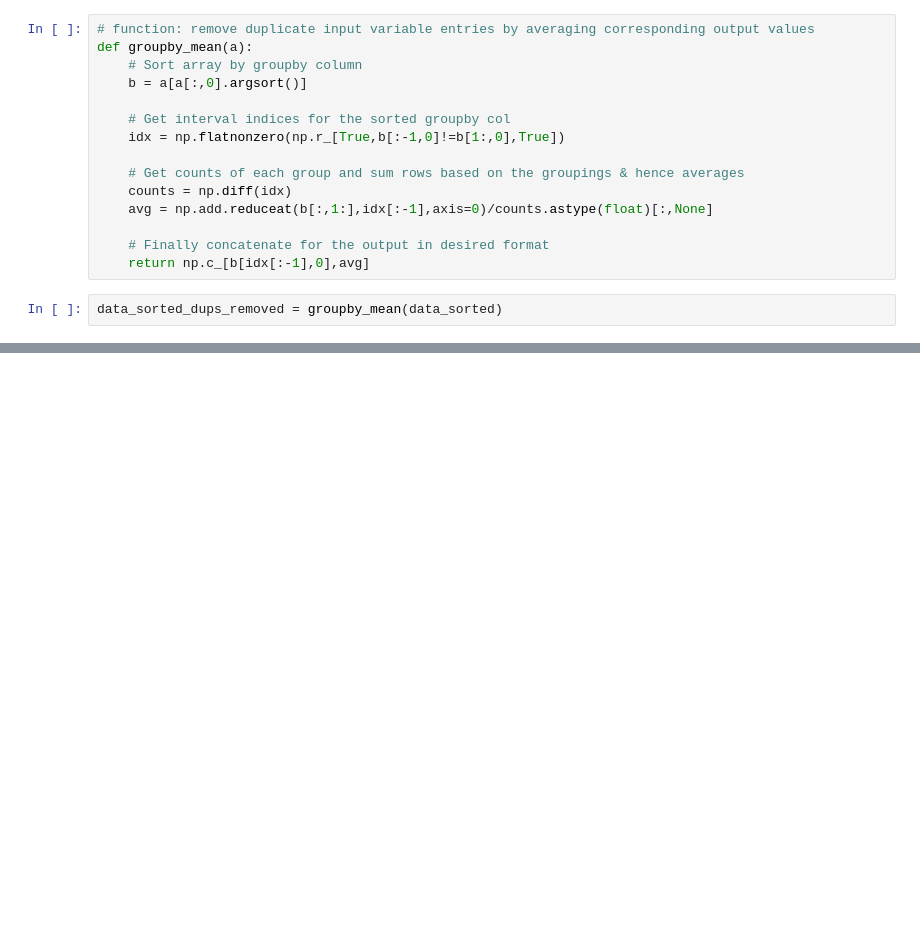
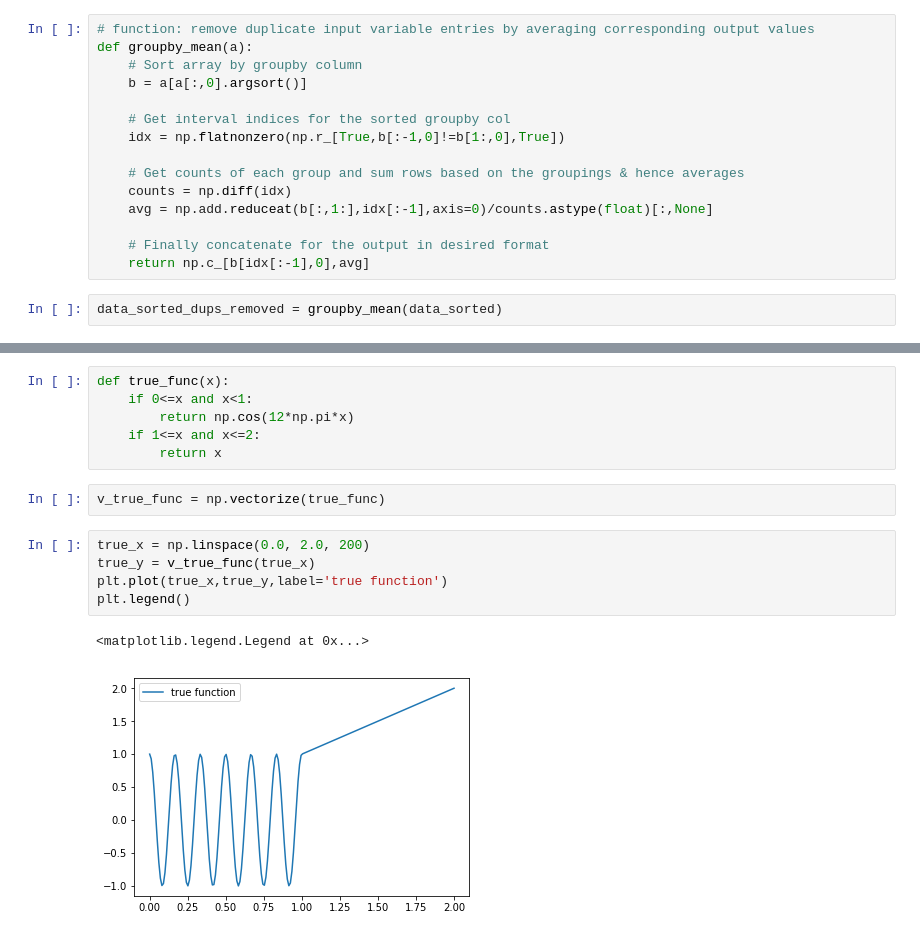
Before and after one commit to raunakbh92/stats205_fall2019, a Jupyter notebook: hw/hw2_spline.ipynb, the cells around one changed output, grey strips where cells are left out. Drawn from its saved outputs; the diff is of its cells as text; blank space fills up the shorter version.

```diff
--- a/hw/hw2_spline.ipynb
+++ b/hw/hw2_spline.ipynb
@@ -97,0 +86,16 @@ array([[ 2.90000000e-01,  1.66000000e+00],
+# %%
+def true_func(x):
+    if 0<=x and x<1:
+        return np.cos(12*np.pi*x)
+    if 1<=x and x<=2:
+        return x
+# %%
+v_true_func = np.vectorize(true_func)
+# %%
+true_x = np.linspace(0.0, 2.0, 200)
+true_y = v_true_func(true_x)
+plt.plot(true_x,true_y,label='true function')
+plt.legend()
+# %% [output]
+<matplotlib.legend.Legend at 0x...>
+[figure, added]
```
Also changed, not shown: parts of 17 cells of this notebook, 2 other files.
